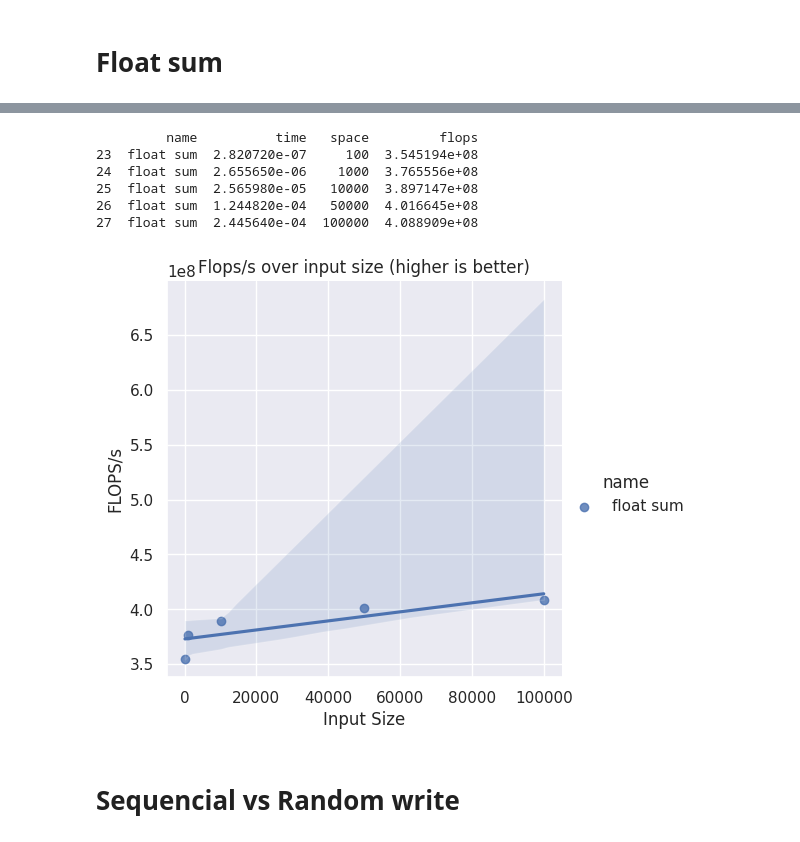
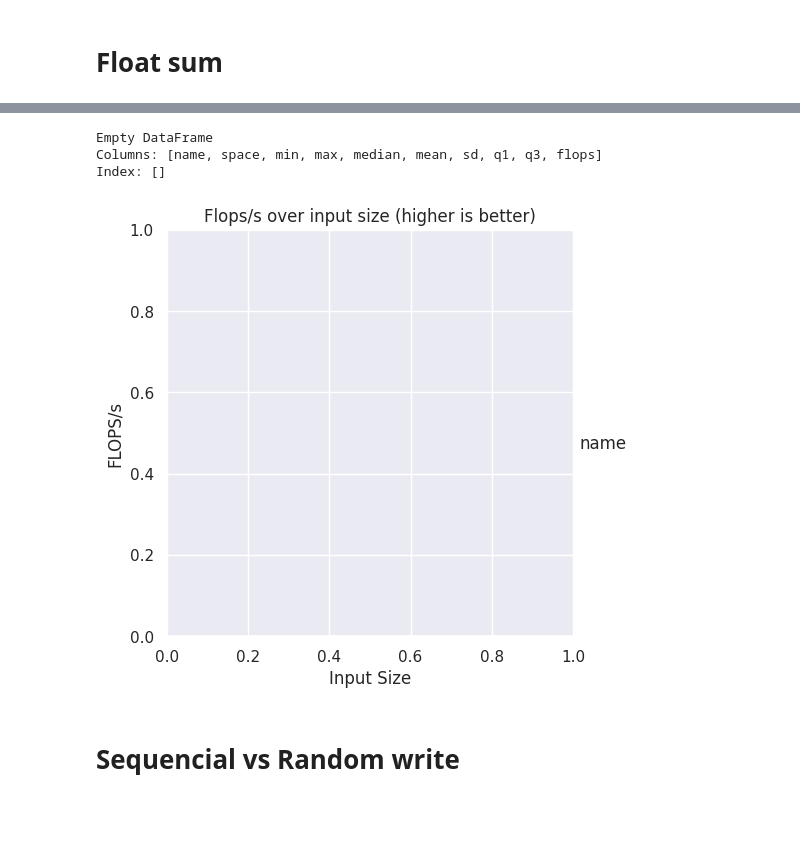
Before and after one commit to San7o/valFuzz, a Jupyter notebook: plotting/notebooks/bandwidth.ipynb, the cells around one changed output, grey strips where cells are left out. Cells and saved outputs as stored; diff of their text form; code cells hidden in the pictures; blank space fills up the shorter version.

Commit message:
plotting: updated notebooks with new data

```diff
--- a/plotting/notebooks/bandwidth.ipynb
+++ b/plotting/notebooks/bandwidth.ipynb
@@ -11,7 +11,7 @@ from data.sys_data import sys_data
 sns.set_theme()
 # %%
 # get data
-raw_dataset = data.parse_data('../report.txt')
+raw_dataset = data.parse_data('../test_data.txt')
 df = pd.DataFrame(raw_dataset)
 
 print("Peak Bandwidth: ", sys_data.peak_theoretical_bandwidth, "GB/s")
@@ -114,29 +127,26 @@ Text(62.01787500000002, 0.5, 'Bandwidth (GB/s)')
 # %%
-df_flops = df.loc[df.name == 'float sum'].copy()
+df_flops = df.loc[df.name == 'sum arrays'].copy()
 df_flops['flops'] = \
     df_flops.apply(\
         lambda row: \
-            data.flopss(row.space, row.time), \
+            data.flopss(row.space, row['mean']), \
         axis=1 \
     )
 print(df_flops)
 
 sns.lmplot(
     data=df_flops, hue='name',
     x="space", y="flops",
 )
 plt.title('Flops/s over input size (higher is better)')
 plt.xlabel('Input Size')
 plt.ylabel('FLOPS/s')
 plt.show()
 # %% [output]
-         name          time   space         flops
-23  float sum  2.820720e-07     100  3.545194e+08
-24  float sum  2.655650e-06    1000  3.765556e+08
-25  float sum  2.565980e-05   10000  3.897147e+08
-26  float sum  1.244820e-04   50000  4.016645e+08
-27  float sum  2.445640e-04  100000  4.088909e+08
+Empty DataFrame
+Columns: [name, space, min, max, median, mean, sd, q1, q3, flops]
+Index: []
-[figure, old version]
+[figure, new version]
 # %% [markdown]
 # Sequencial vs Random write
 # %%
```
Also changed, not shown: parts of 15 cells of this notebook, 4 other files.
